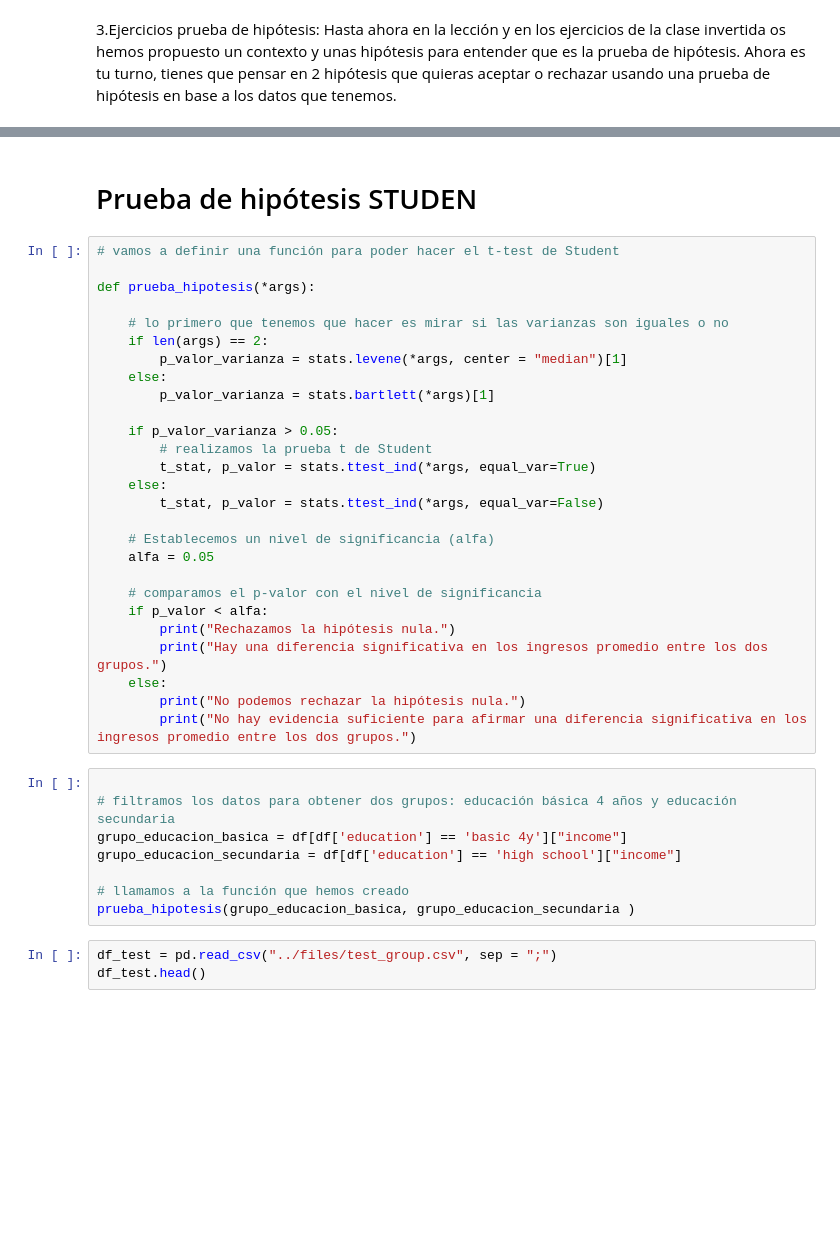
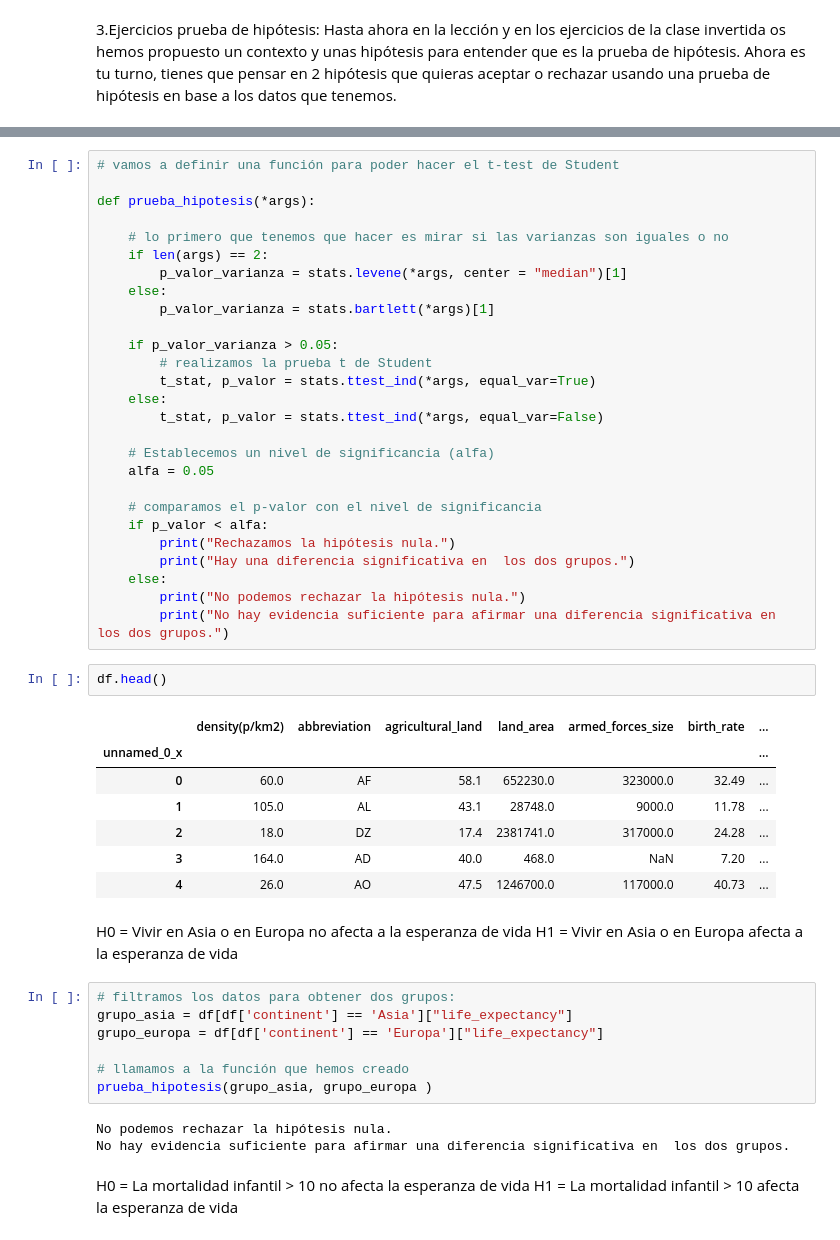
Before and after one commit to inesaag/Pair-Programming-Modulo-3-Sprint1-InesyMirna, a Jupyter notebook: pair_3_infe.ipynb, the cells around one changed output, grey strips where cells are left out. Drawn from its saved outputs; the diff is of its cells as text; blank space fills up the shorter version.

```diff
--- a/pair_3_infe.ipynb
+++ b/pair_3_infe.ipynb
@@ -235,5 +229,3 @@ print(f"Intervalo de Confianza: ({np.round(limite_inferior_duracion, 2)}, {np.ro
-# %% [markdown]
-# Prueba de hipótesis STUDEN
 # %%
 # vamos a definir una función para poder hacer el t-test de Student
 
@@ -257,18 +249,33 @@ def prueba_hipotesis(*args):
     # comparamos el p-valor con el nivel de significancia
     if p_valor < alfa:
         print("Rechazamos la hipótesis nula.")
-        print("Hay una diferencia significativa en los ingresos promedio entre los dos grupos.")
+        print("Hay una diferencia significativa en  los dos grupos.")
     else:
         print("No podemos rechazar la hipótesis nula.")
-        print("No hay evidencia suficiente para afirmar una diferencia significativa en los ingresos promedio entre los dos grupos.")
+        print("No hay evidencia suficiente para afirmar una diferencia significativa en  los dos grupos.")
+# %%
+df.head()
+# %% [output]
+|  | density(p/km2) | abbreviation | agricultural_land | land_area | armed_forces_size | birth_rate | ... |
+| unnamed_0_x |  |  |  |  |  |  | ... |
+| 0 | 60.0 | AF | 58.1 | 652230.0 | 323000.0 | 32.49 | ... |
+| 1 | 105.0 | AL | 43.1 | 28748.0 | 9000.0 | 11.78 | ... |
+| 2 | 18.0 | DZ | 17.4 | 2381741.0 | 317000.0 | 24.28 | ... |
+| 3 | 164.0 | AD | 40.0 | 468.0 | NaN | 7.20 | ... |
+| 4 | 26.0 | AO | 47.5 | 1246700.0 | 117000.0 | 40.73 | ... |
+# %% [markdown]
+H0 = Vivir en Asia o en Europa no afecta a la esperanza de vida
+H1 = Vivir en Asia o en Europa  afecta a la esperanza de vida
 # %%
-
-# filtramos los datos para obtener dos grupos: educación básica 4 años y educación secundaria
-grupo_educacion_basica = df[df['education'] == 'basic 4y']["income"]
-grupo_educacion_secundaria = df[df['education'] == 'high school']["income"]
+# filtramos los datos para obtener dos grupos:
+grupo_asia = df[df['continent'] == 'Asia']["life_expectancy"]
+grupo_europa = df[df['continent'] == 'Europa']["life_expectancy"]
 
 # llamamos a la función que hemos creado
-prueba_hipotesis(grupo_educacion_basica, grupo_educacion_secundaria )
+prueba_hipotesis(grupo_asia, grupo_europa )
+# %% [output]
+No podemos rechazar la hipótesis nula.
+No hay evidencia suficiente para afirmar una diferencia significativa en  los dos grupos.
-# %%
-df_test = pd.read_csv("../files/test_group.csv", sep = ";")
-df_test.head()
+# %% [markdown]
+H0 = La mortalidad infantil > 10 no afecta la esperanza de vida
+H1 = La mortalidad infantil > 10 afecta la esperanza de vida
```
Also changed, not shown: parts of 37 cells of this notebook, 1 other file.
